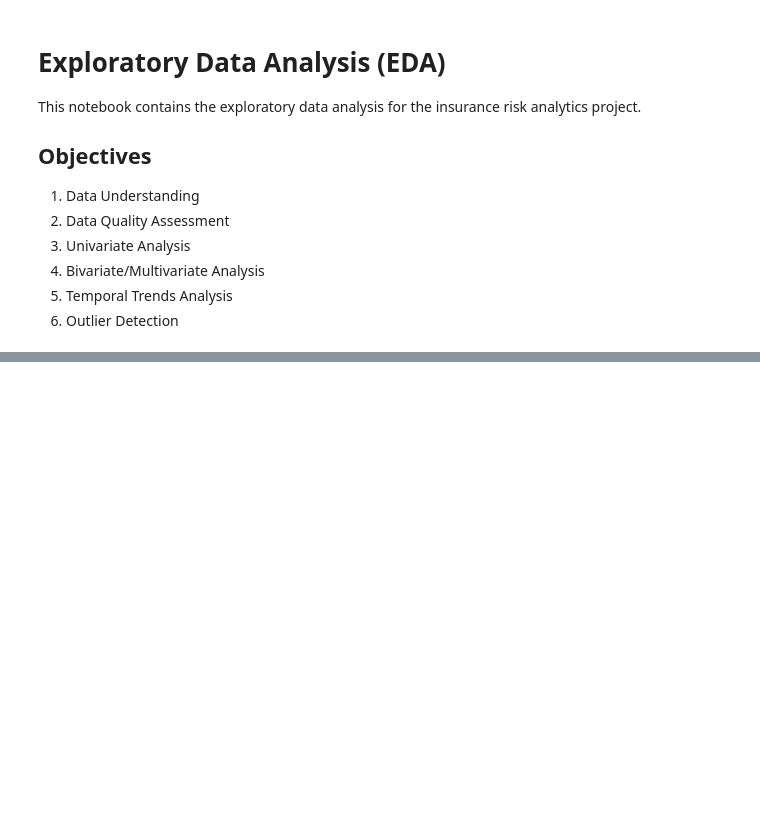
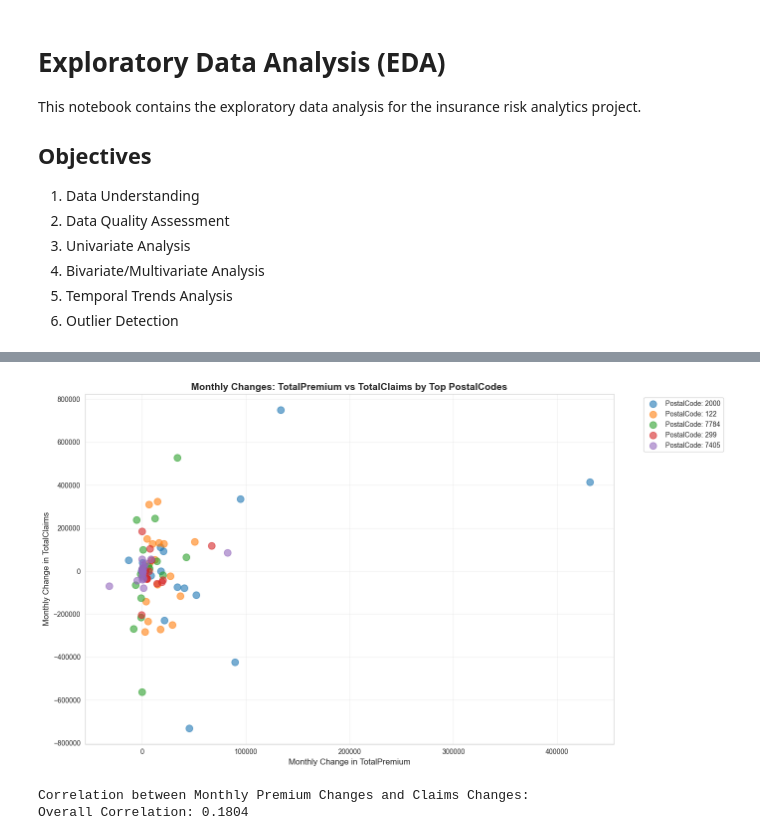
Before and after one commit to Danielmituku/End-to-End-Insurance-Risk-Analytics-Predictive-Modeling, a Jupyter notebook: notebooks/01_eda_analysis.ipynb, the cells around one changed output, grey strips where cells are left out. Cells and saved outputs as stored; diff of their text form; code cells hidden in the pictures; blank space fills up the shorter version.

```diff
--- a/notebooks/01_eda_analysis.ipynb
+++ b/notebooks/01_eda_analysis.ipynb
@@ -61,0 +315,48 @@ print(df[financial_cols].describe())
+# %%
+# Calculate monthly changes by PostalCode
+# First, ensure TransactionMonth is datetime
+if not pd.api.types.is_datetime64_any_dtype(df['TransactionMonth']):
+    df['TransactionMonth'] = pd.to_datetime(df['TransactionMonth'], errors='coerce')
+
+# Create year-month column
+df['YearMonth'] = df['TransactionMonth'].dt.to_period('M')
+
+# Calculate monthly aggregates by PostalCode
+monthly_by_postal = df.groupby(['PostalCode', 'YearMonth']).agg({
+    'TotalPremium': 'sum',
+    'TotalClaims': 'sum'
+}).reset_index()
+
+# Calculate month-over-month changes
+monthly_by_postal = monthly_by_postal.sort_values(['PostalCode', 'YearMonth'])
+monthly_by_postal['Premium_Change'] = monthly_by_postal.groupby('PostalCode')['TotalPremium'].diff()
+monthly_by_postal['Claims_Change'] = monthly_by_postal.groupby('PostalCode')['TotalClaims'].diff()
+
+# Get top postal codes by volume for visualization
+top_postal_codes = df['PostalCode'].value_counts().head(10).index.tolist()
+monthly_top_postal = monthly_by_postal[monthly_by_postal['PostalCode'].isin(top_postal_codes)]
+
+# Scatter plot: Monthly changes in Premium vs Claims by PostalCode
+plt.figure(figsize=(14, 8))
+for postal in top_postal_codes[:5]:  # Top 5 for clarity
+    data = monthly_top_postal[monthly_top_postal['PostalCode'] == postal]
+    plt.scatter(data['Premium_Change'], data['Claims_Change'],
+               label=f'PostalCode: {postal}', alpha=0.6, s=100)
+
+plt.xlabel('Monthly Change in TotalPremium', fontsize=12)
+plt.ylabel('Monthly Change in TotalClaims', fontsize=12)
+plt.title('Monthly Changes: TotalPremium vs TotalClaims by Top PostalCodes',
+         fontsize=14, fontweight='bold')
+plt.legend(bbox_to_anchor=(1.05, 1), loc='upper left')
+plt.grid(True, alpha=0.3)
+plt.tight_layout()
+plt.savefig(FIGURES_DIR / '04_monthly_changes_premium_claims_by_postalcode.png', dpi=300, bbox_inches='tight')
+plt.show()
+
+# Correlation of monthly changes
+print("\nCorrelation between Monthly Premium Changes and Claims Changes:")
+print(f"Overall Correlation: {monthly_by_postal['Premium_Change'].corr(monthly_by_postal['Claims_Change']):.4f}")
+# %% [output]
+[figure, added]
+Correlation between Monthly Premium Changes and Claims Changes:
+Overall Correlation: 0.1804
```
Also changed, not shown: parts of 23 cells of this notebook, 6 other files.
